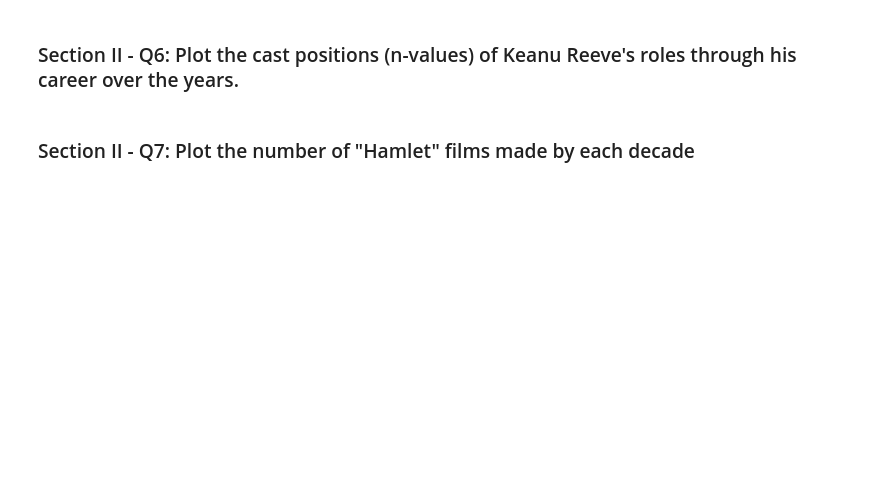
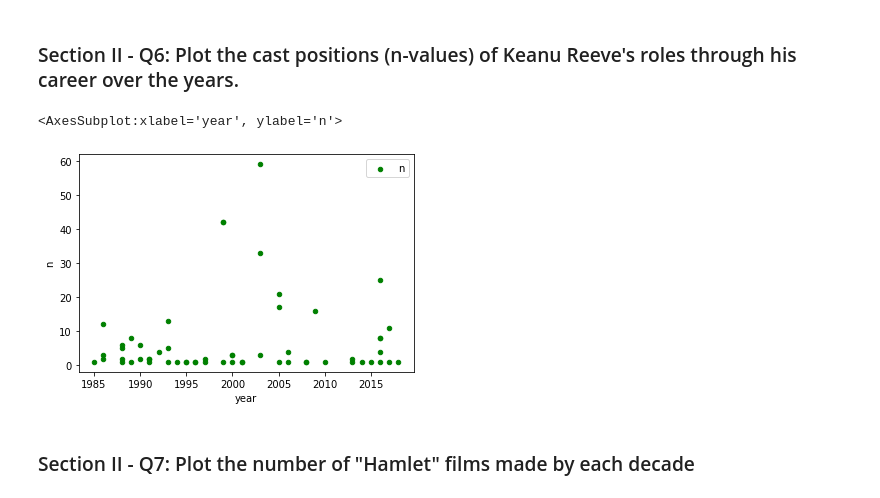
Before and after one commit to rscott1989/mec-mini-projects, a Jupyter notebook: mec-5.3.10-data-wranging-with-pandas-mini-project/Mini_Project_Data_Wrangling_Pandas.ipynb, the cells around one changed output. Cells and saved outputs as stored; diff of their text form; code cells hidden in the pictures; blank space fills up the shorter version.

```diff
--- a/mec-5.3.10-data-wranging-with-pandas-mini-project/Mini_Project_Data_Wrangling_Pandas.ipynb
+++ b/mec-5.3.10-data-wranging-with-pandas-mini-project/Mini_Project_Data_Wrangling_Pandas.ipynb
@@ -432,3 +489,6 @@ NameError: name 'year' is not defined
 (B) What are the top 10 most frequent roles that start with the word "Police"?
 
 - Hint: The `startswith()` function might be useful
+# %%
+cast['zombielist'] = cast['character'].str.startswith('Zombie')
+cast[cast.zombielist == True].character.value_counts()[:10]
@@ -434,0 +507,3 @@ NameError: name 'year' is not defined
+# %%
+cast['policelist'] = cast['character'].str.startswith('Police')
+cast[cast.policelist == True].character.value_counts()[:10]
@@ -437,4 +546,9 @@ NameError: name 'year' is not defined
 # %% [markdown]
 ### Section II - Q6: Plot the cast positions (n-values) of Keanu Reeve's roles through his career over the years.
+# %%
+cast[cast.name == 'Keanu Reeves'].plot(kind='scatter', x='year',y='n',color = 'Green',label ='n')
+# %% [output]
+<AxesSubplot:xlabel='year', ylabel='n'>
+[figure, added]
 # %% [markdown]
 ### Section II - Q7: Plot the number of "Hamlet" films made by each decade
```
Also changed, not shown: parts of 21 cells of this notebook.
